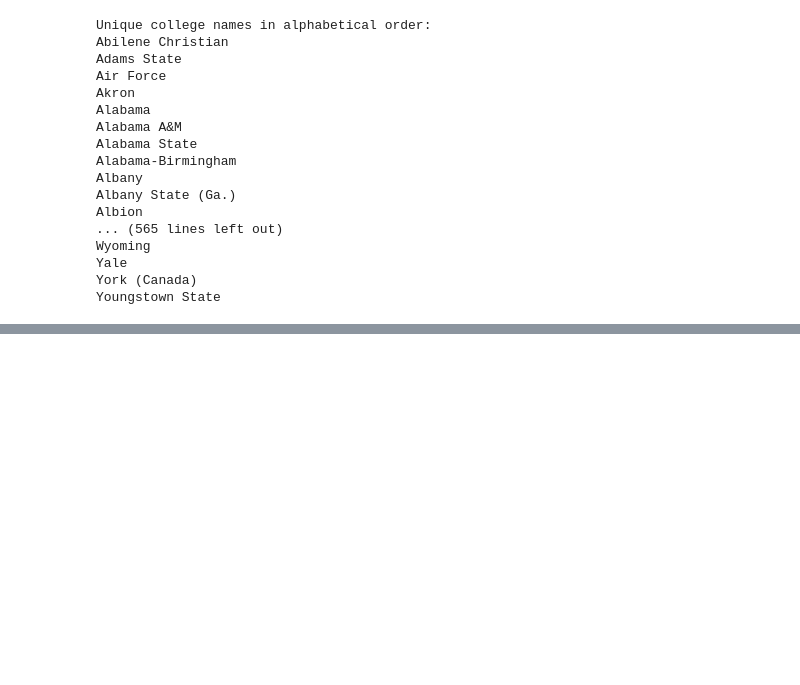
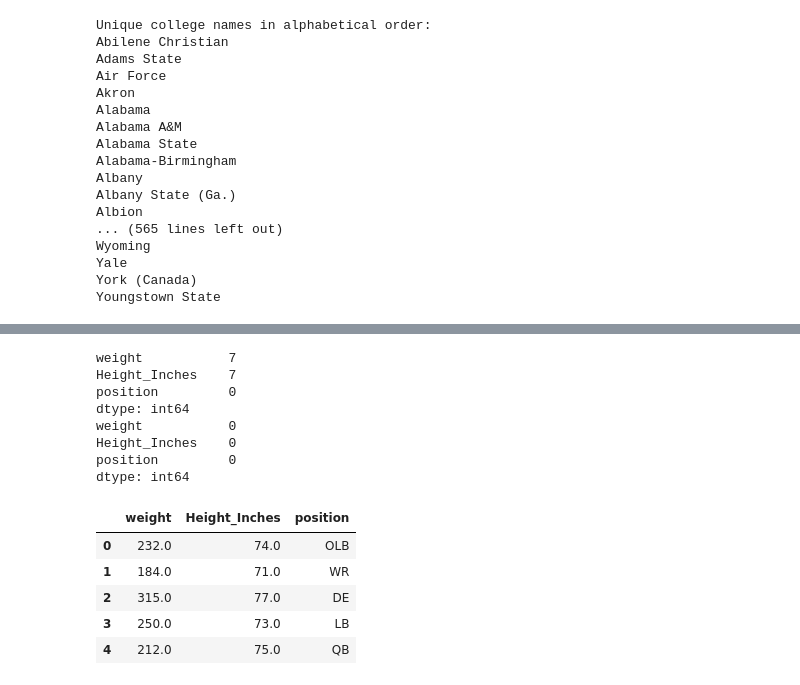
Before and after one commit to mariolgw/MIS_548_project, a Jupyter notebook: MIS548 Project 1_5.ipynb, the cells around one changed output, grey strips where cells are left out. Cells and saved outputs as stored; diff of their text form; code cells hidden in the pictures; blank space fills up the shorter version.

```diff
--- a/MIS548 Project 1_5.ipynb
+++ b/MIS548 Project 1_5.ipynb
@@ -500,0 +535,21 @@ plt.show()
+# %%
+#prepare data for ML
+print(the_nfl[['weight', 'Height_Inches', 'position']].isna().sum())
+MLdf = the_nfl[['weight', 'Height_Inches', 'position']].dropna()
+print(MLdf.isna().sum())
+MLdf.head()
+# %% [output]
+weight           7
+Height_Inches    7
+position         0
+dtype: int64
+weight           0
+Height_Inches    0
+position         0
+dtype: int64
+|  | weight | Height_Inches | position |
+| 0 | 232.0 | 74.0 | OLB |
+| 1 | 184.0 | 71.0 | WR |
+| 2 | 315.0 | 77.0 | DE |
+| 3 | 250.0 | 73.0 | LB |
+| 4 | 212.0 | 75.0 | QB |
```
Also changed, not shown: parts of 26 cells of this notebook.
